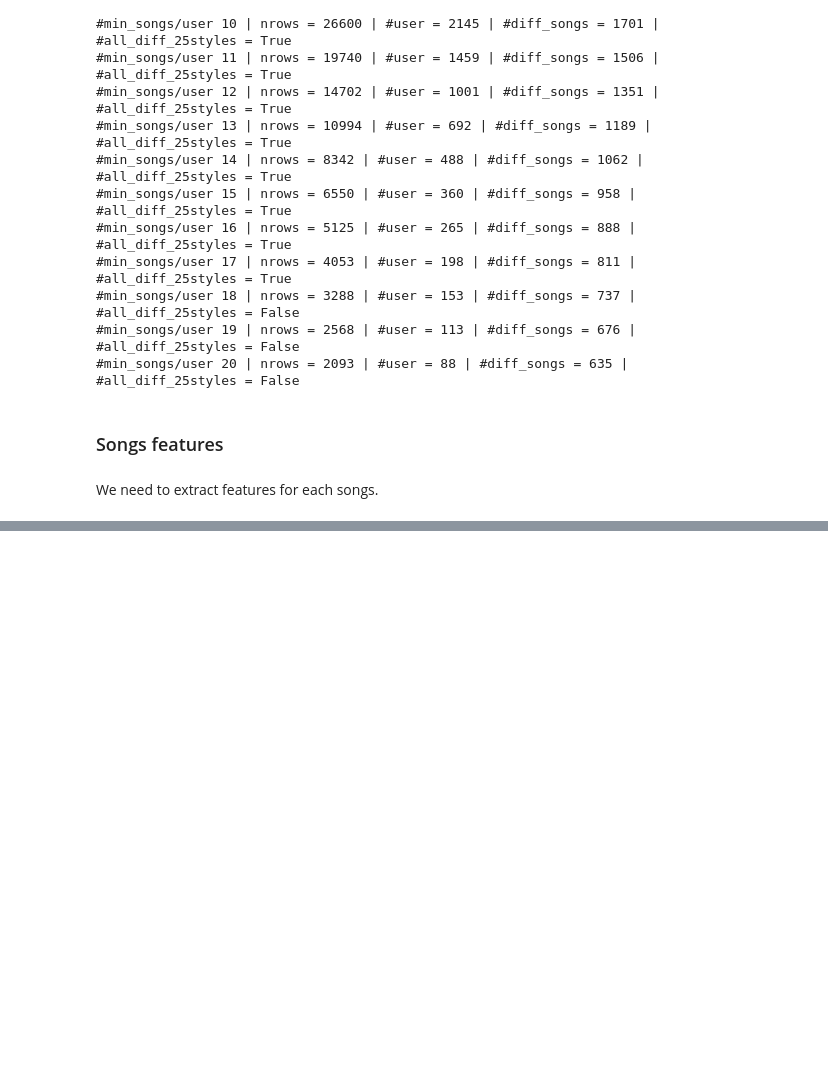
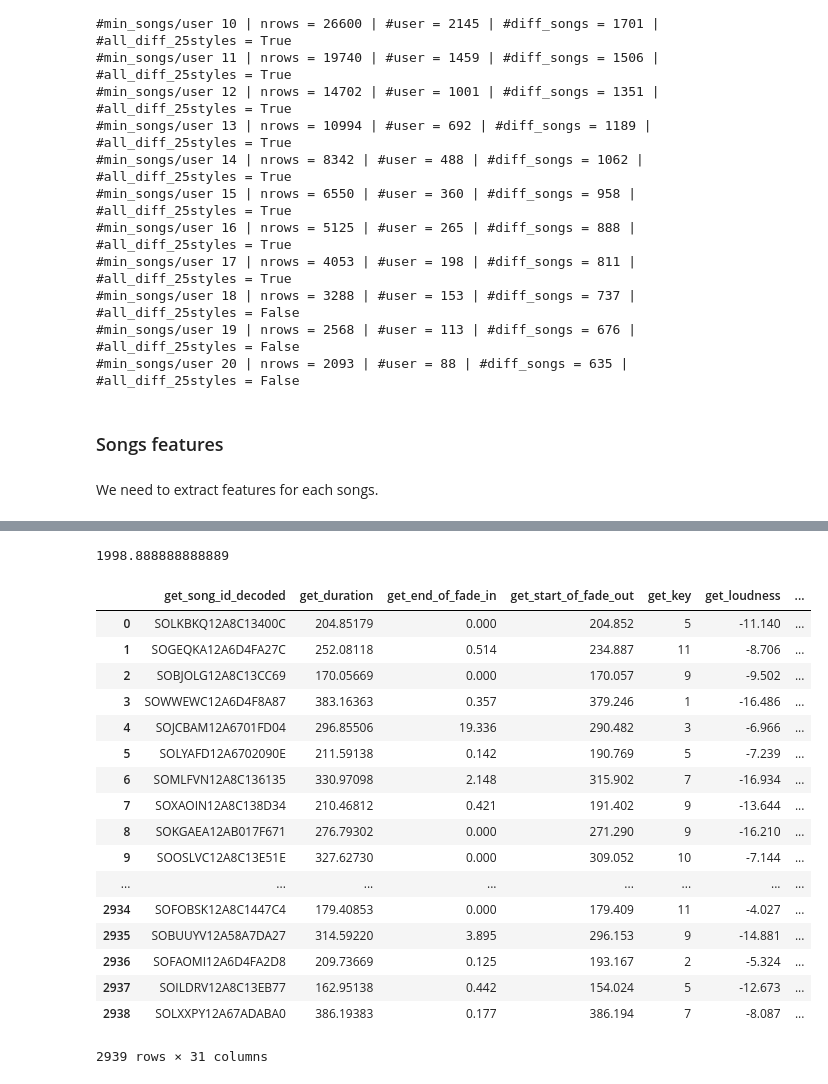
Before and after one commit to poupeaua/music-recommendation, a Jupyter notebook: src/music_recommendation.ipynb, the cells around one changed output, grey strips where cells are left out. Drawn from its saved outputs; the diff is of its cells as text; code cells hidden in the pictures; blank space fills up the shorter version.

Commit message:
Add features songs

```diff
--- a/src/music_recommendation.ipynb
+++ b/src/music_recommendation.ipynb
@@ -253,4 +316,31 @@ stock, stock_path = get_feature(basedir=path_to_songs_features_data, nb_elements
+# %%
+features = np.array(features)
+np.mean(features[features != 0])
+# %% [output]
+1998.888888888889
 # %%
 df_tmp = pd.DataFrame(data=stock_path)
 df_tmp.columns = ["abspath_to_file"]
 df_tmp.to_csv(os.path.join(project_abspath, "data/SongsFeatures/df_abspath_to_features.txt"), index=False)
+# %%
+df =  pd.read_csv(os.path.join(project_abspath, "data/SongsFeatures/df_uncleaned_features.csv"))
+df
+# %% [output]
+|  | get_song_id_decoded | get_duration | get_end_of_fade_in | get_start_of_fade_out | get_key | get_loudness | ... |
+| 0 | SOLKBKQ12A8C13400C | 204.85179 | 0.000 | 204.852 | 5 | -11.140 | ... |
+| 1 | SOGEQKA12A6D4FA27C | 252.08118 | 0.514 | 234.887 | 11 | -8.706 | ... |
+| 2 | SOBJOLG12A8C13CC69 | 170.05669 | 0.000 | 170.057 | 9 | -9.502 | ... |
+| 3 | SOWWEWC12A6D4F8A87 | 383.16363 | 0.357 | 379.246 | 1 | -16.486 | ... |
+| 4 | SOJCBAM12A6701FD04 | 296.85506 | 19.336 | 290.482 | 3 | -6.966 | ... |
+| 5 | SOLYAFD12A6702090E | 211.59138 | 0.142 | 190.769 | 5 | -7.239 | ... |
+| 6 | SOMLFVN12A8C136135 | 330.97098 | 2.148 | 315.902 | 7 | -16.934 | ... |
+| 7 | SOXAOIN12A8C138D34 | 210.46812 | 0.421 | 191.402 | 9 | -13.644 | ... |
+| 8 | SOKGAEA12AB017F671 | 276.79302 | 0.000 | 271.290 | 9 | -16.210 | ... |
+| 9 | SOOSLVC12A8C13E51E | 327.62730 | 0.000 | 309.052 | 10 | -7.144 | ... |
+| ... | ... | ... | ... | ... | ... | ... | ... |
+| 2934 | SOFOBSK12A8C1447C4 | 179.40853 | 0.000 | 179.409 | 11 | -4.027 | ... |
+| 2935 | SOBUUYV12A58A7DA27 | 314.59220 | 3.895 | 296.153 | 9 | -14.881 | ... |
+| 2936 | SOFAOMI12A6D4FA2D8 | 209.73669 | 0.125 | 193.167 | 2 | -5.324 | ... |
+| 2937 | SOILDRV12A8C13EB77 | 162.95138 | 0.442 | 154.024 | 5 | -12.673 | ... |
+| 2938 | SOLXXPY12A67ADABA0 | 386.19383 | 0.177 | 386.194 | 7 | -8.087 | ... |
+2939 rows × 31 columns
```
Also changed, not shown: parts of 8 cells of this notebook, 3 other files.
